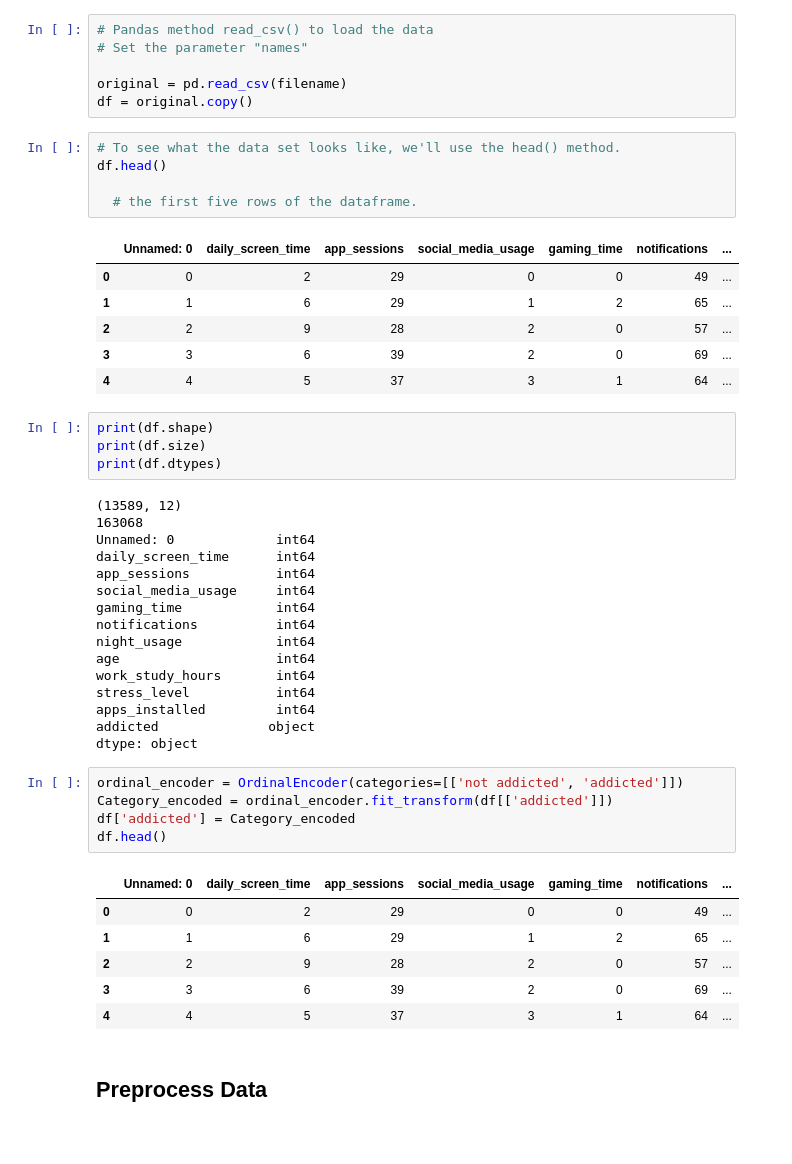
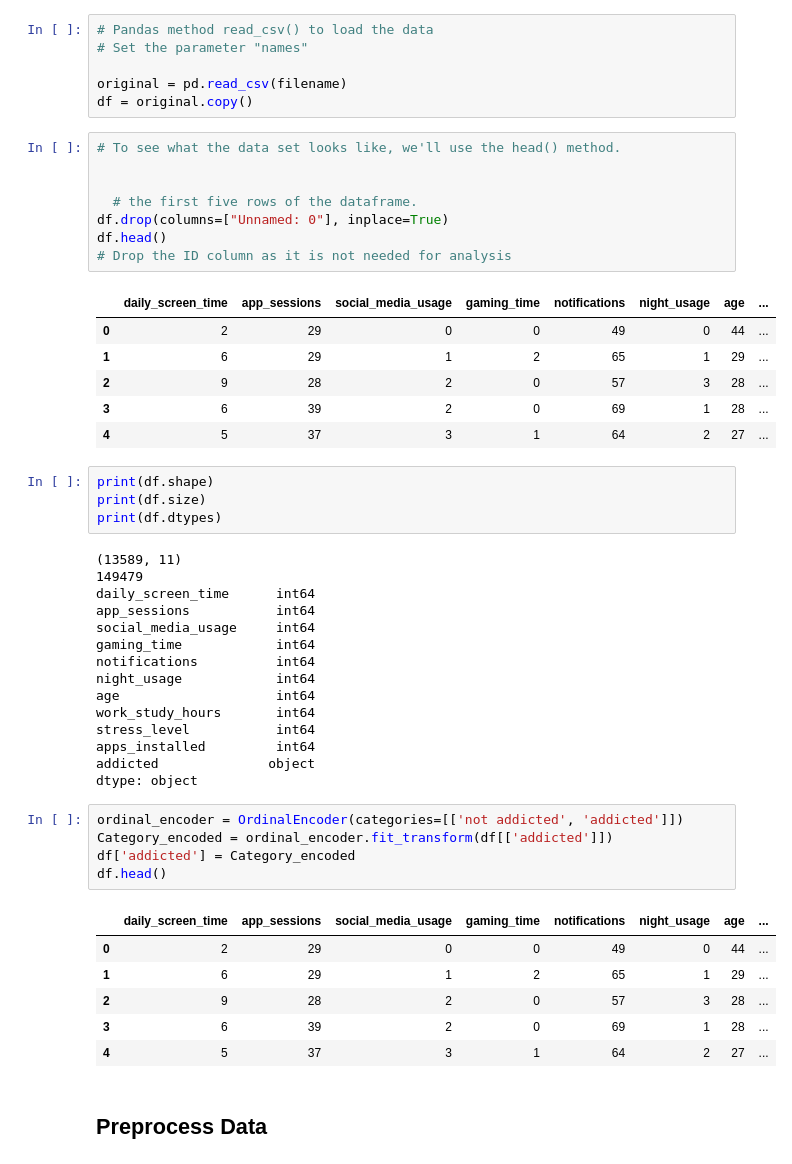
Before and after one commit to amroedris/DataScienceProjectfordashboard, a Jupyter notebook: Data_Wrangling_and_Preprocessing_for_addiction.ipynb, the cells around one changed output. Drawn from its saved outputs; the diff is of its cells as text; blank space fills up the shorter version.

```diff
--- a/Data_Wrangling_and_Preprocessing_for_addiction.ipynb
+++ b/Data_Wrangling_and_Preprocessing_for_addiction.ipynb
@@ -32,24 +32,26 @@ original = pd.read_csv(filename)
 df = original.copy()
 # %%
 # To see what the data set looks like, we'll use the head() method.
-df.head()
+
 
   # the first five rows of the dataframe.
+df.drop(columns=["Unnamed: 0"], inplace=True)
+df.head()
+# Drop the ID column as it is not needed for analysis
 # %% [output]
-|  | Unnamed: 0 | daily_screen_time | app_sessions | social_media_usage | gaming_time | notifications | ... |
-| 0 | 0 | 2 | 29 | 0 | 0 | 49 | ... |
-| 1 | 1 | 6 | 29 | 1 | 2 | 65 | ... |
-| 2 | 2 | 9 | 28 | 2 | 0 | 57 | ... |
-| 3 | 3 | 6 | 39 | 2 | 0 | 69 | ... |
-| 4 | 4 | 5 | 37 | 3 | 1 | 64 | ... |
+|  | daily_screen_time | app_sessions | social_media_usage | gaming_time | notifications | night_usage | age | ... |
+| 0 | 2 | 29 | 0 | 0 | 49 | 0 | 44 | ... |
+| 1 | 6 | 29 | 1 | 2 | 65 | 1 | 29 | ... |
+| 2 | 9 | 28 | 2 | 0 | 57 | 3 | 28 | ... |
+| 3 | 6 | 39 | 2 | 0 | 69 | 1 | 28 | ... |
+| 4 | 5 | 37 | 3 | 1 | 64 | 2 | 27 | ... |
 # %%
 print(df.shape)
 print(df.size)
 print(df.dtypes)
 # %% [output]
-(13589, 12)
-163068
-Unnamed: 0             int64
+(13589, 11)
+149479
 daily_screen_time      int64
 app_sessions           int64
 social_media_usage     int64
@@ -68,12 +70,12 @@ Category_encoded = ordinal_encoder.fit_transform(df[['addicted']])
 df['addicted'] = Category_encoded
 df.head()
 # %% [output]
-|  | Unnamed: 0 | daily_screen_time | app_sessions | social_media_usage | gaming_time | notifications | ... |
-| 0 | 0 | 2 | 29 | 0 | 0 | 49 | ... |
-| 1 | 1 | 6 | 29 | 1 | 2 | 65 | ... |
-| 2 | 2 | 9 | 28 | 2 | 0 | 57 | ... |
-| 3 | 3 | 6 | 39 | 2 | 0 | 69 | ... |
-| 4 | 4 | 5 | 37 | 3 | 1 | 64 | ... |
+|  | daily_screen_time | app_sessions | social_media_usage | gaming_time | notifications | night_usage | age | ... |
+| 0 | 2 | 29 | 0 | 0 | 49 | 0 | 44 | ... |
+| 1 | 6 | 29 | 1 | 2 | 65 | 1 | 29 | ... |
+| 2 | 9 | 28 | 2 | 0 | 57 | 3 | 28 | ... |
+| 3 | 6 | 39 | 2 | 0 | 69 | 1 | 28 | ... |
+| 4 | 5 | 37 | 3 | 1 | 64 | 2 | 27 | ... |
 # %% [markdown]
 ## **Preprocess Data**
 # %% [markdown]
```
Also changed, not shown: parts of 4 cells of this notebook, 6 other files.
